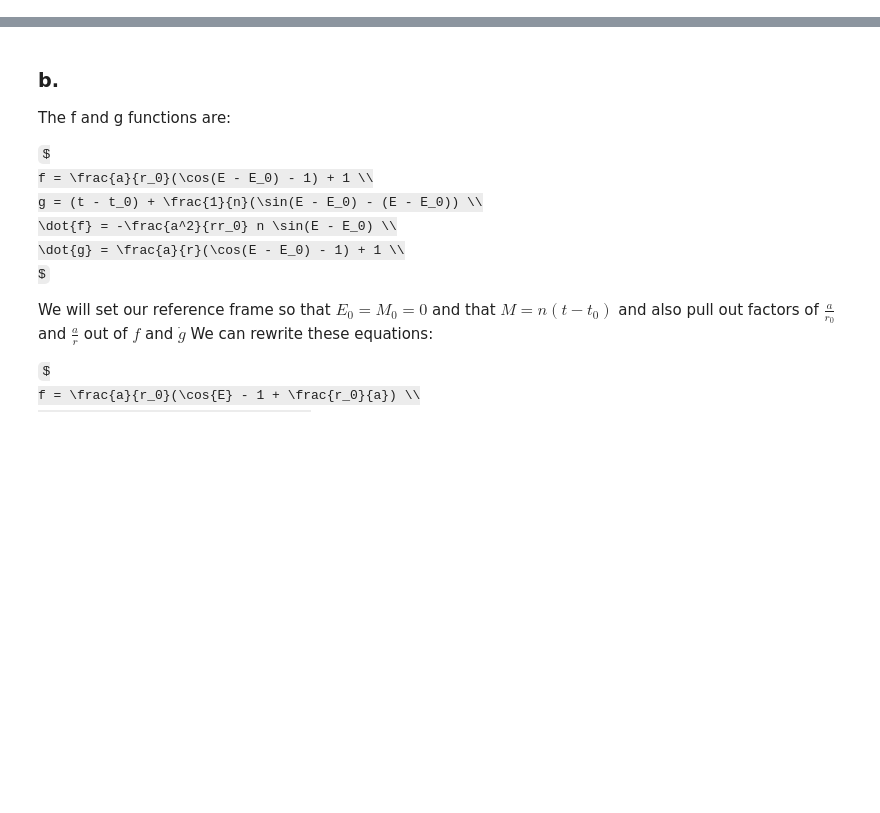
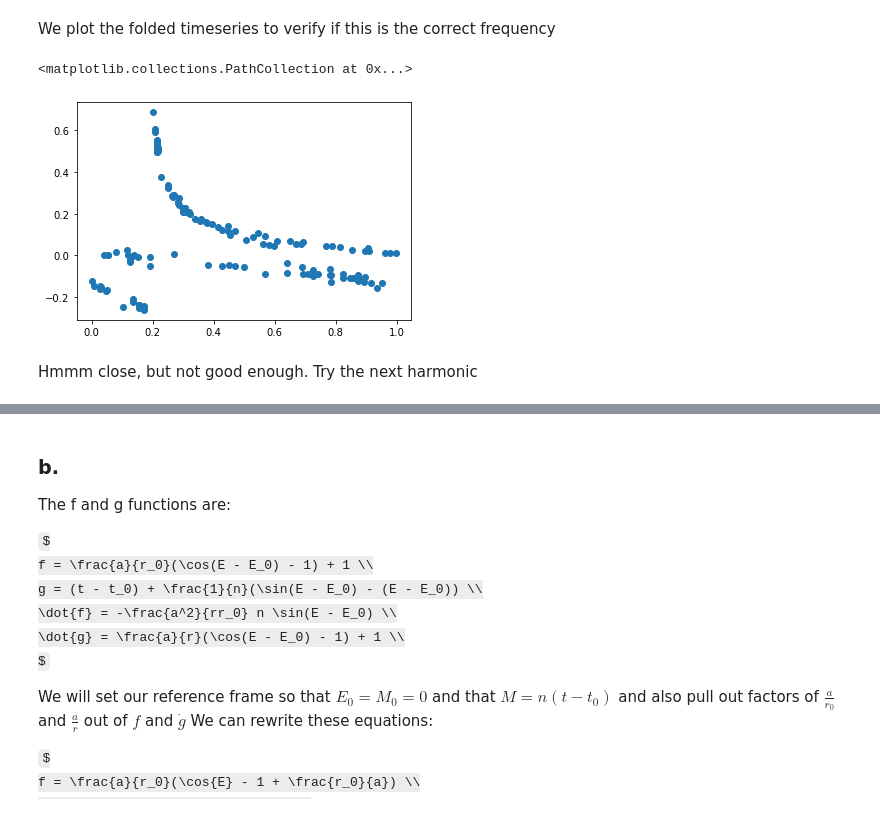
Before and after one commit to ykwang1/astr558-exoplanets, a Jupyter notebook: pset1/HW1.ipynb, the cells around one changed output, grey strips where cells are left out. Drawn from its saved outputs; the diff is of its cells as text; code cells hidden in the pictures; some formulas as TeX source; blank space fills up the shorter version.

```diff
--- a/pset1/HW1.ipynb
+++ b/pset1/HW1.ipynb
@@ -104,0 +87,10 @@ plt.show()
+# %% [markdown]
+We plot the folded timeseries to verify if this is the correct frequency
+# %%
+P = 1/(f)
+plt.scatter((df['t']%P)/P, df['rv'])
+# %% [output]
+<matplotlib.collections.PathCollection at 0x...>
+[figure, added]
+# %% [markdown]
+Hmmm close, but not good enough. Try the next harmonic
```
Also changed, not shown: parts of 44 cells of this notebook, 2 other files.
